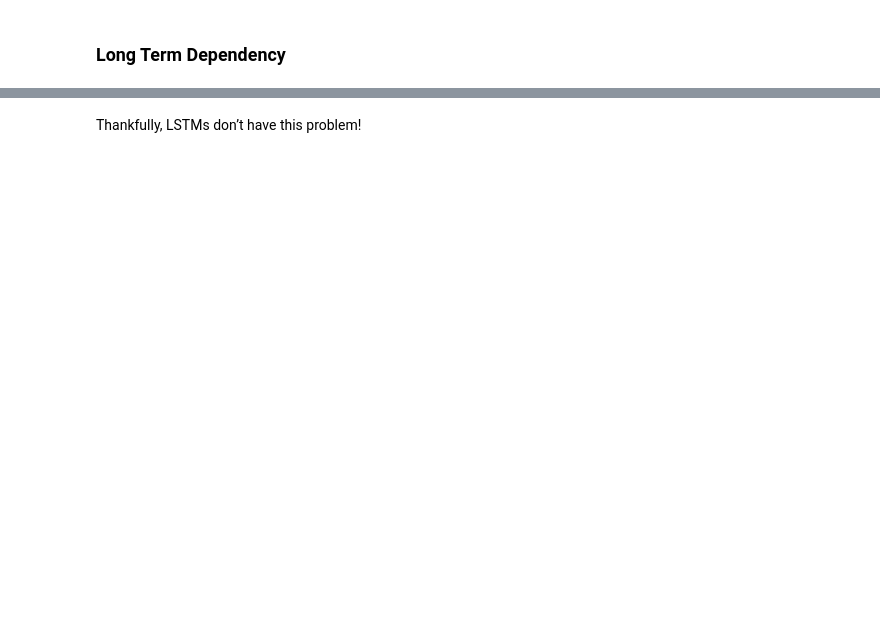
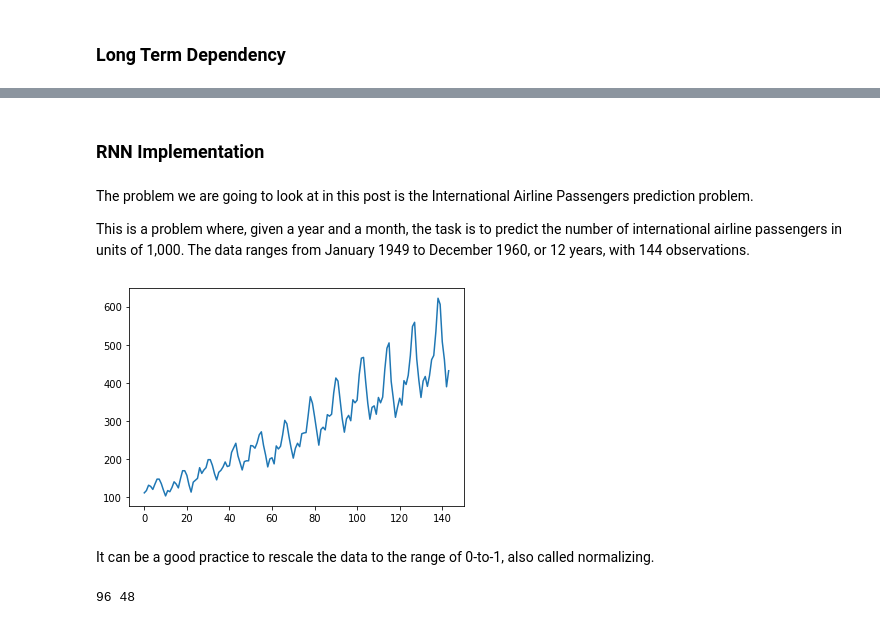
Before and after one commit to ebi-byte/kt, a Jupyter notebook: NN/Recurrent NN.ipynb, the cells around one changed output, grey strips where cells are left out. Saved outputs shown, nothing was run; the diff lists cells and outputs as text; code cells hidden in the pictures; blank space fills up the shorter version.

```diff
--- a/NN/Recurrent NN.ipynb
+++ b/NN/Recurrent NN.ipynb
@@ -31,5 +53,17 @@ But there are also cases where we need more context. Consider trying to predict
 Unfortunately, as that gap grows, RNNs become unable to learn to connect the information.
 
 <img src="http://colah.github.io/posts/2015-08-Understanding-LSTMs/img/RNN-longtermdependencies.png" style="height: 175px;" />
-# %% [markdown]
-Thankfully, LSTMs don’t have this problem!
+# %% [markdown]
+### RNN Implementation
+# %% [markdown]
+The problem we are going to look at in this post is the International Airline Passengers prediction problem.
+
+This is a problem where, given a year and a month, the task is to predict the number of international airline passengers in units of 1,000. The data ranges from January 1949 to December 1960, or 12 years, with 144 observations.
+# %%
+import pandas
+import matplotlib.pyplot as plt
+dataset = pandas.read_csv('airline-passengers.csv', usecols=[1], engine='python')
+plt.plot(dataset)
+plt.show()
+# %% [output]
+[figure, added]
@@ -35,0 +86,2 @@ Thankfully, LSTMs don’t have this problem!
+# %% [markdown]
+It can be a good practice to rescale the data to the range of 0-to-1, also called normalizing.
@@ -35,0 +92,8 @@ Thankfully, LSTMs don’t have this problem!
+# %%
+# split into train and test sets
+train_size = int(len(dataset) * 0.67)
+test_size = len(dataset) - train_size
+train, test = dataset[0:train_size,:], dataset[train_size:len(dataset),:]
+print(len(train), len(test))
+# %% [output]
+96 48
```
Also changed, not shown: parts of 15 cells of this notebook.
